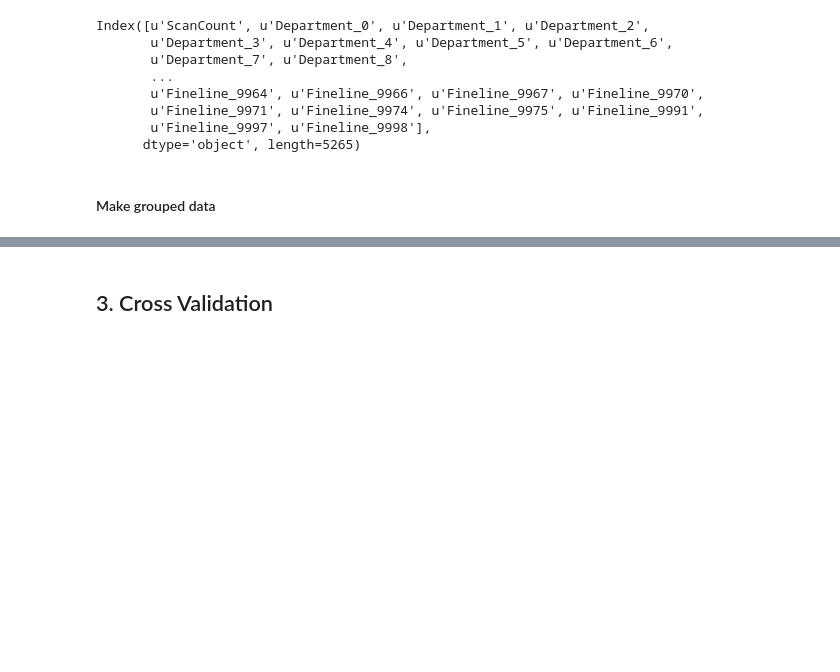
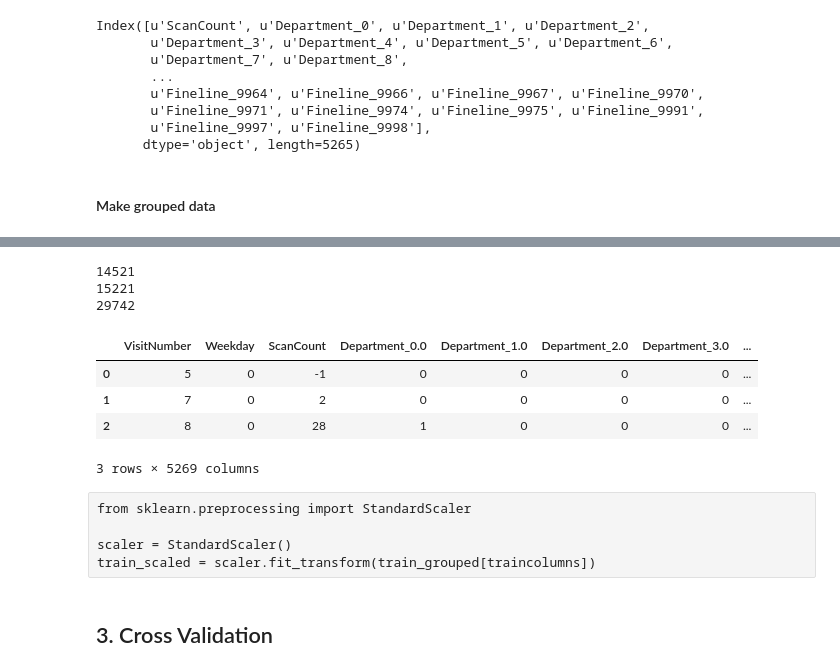
Before and after one commit to sergeyshilin/kaggle, a Jupyter notebook: walmart/Walmart.ipynb, the cells around one changed output, grey strips where cells are left out. Drawn from its saved outputs; the diff is of its cells as text; code cells hidden in the pictures; blank space fills up the shorter version.

Commit message:
make groups line by line

```diff
--- a/walmart/Walmart.ipynb
+++ b/walmart/Walmart.ipynb
@@ -159,0 +155,9 @@ Wall time: 41.7 s
+# %%
+%%time
+# tr_g_1 = build_grouped(tr_b_1).to_sparse()
+# tr_g_2 = build_grouped(tr_b_2).to_sparse()
+# tr_g_3 = build_grouped(tr_b_3).to_sparse()
+# tr_g_4 = build_grouped(tr_b_4).to_sparse()
+tr_g_5 = build_grouped(tr_b_5).to_sparse()
+# tr_g_6 = build_grouped(tr_b_6).to_sparse()
+# tr_g_7 = build_grouped(tr_b_7).to_sparse()
@@ -159,0 +172,25 @@ Wall time: 41.7 s
+# %%
+print len(tr_g_1)
+print len(tr_g_2)
+print len(result)
+# %% [output]
+14521
+15221
+29742
+# %%
+%%time
+train_grouped = pd.concat([tr_g_1, tr_g_2, tr_g_3, tr_g_4, tr_g_5, tr_g_6, tr_g_7])
+# %%
+train_triptype = train_builded[['TripType', 'VisitNumber', 'ScanCount']]
+train_triptype = train_triptype.groupby(['VisitNumber', 'TripType']).sum().reset_index()
+train_triptype = train_triptype['TripType']
+# %%
+train_grouped['TripType'] = train_triptype
+# %%
+train_grouped[tra][:3]
+# %% [output]
+|  | VisitNumber | Weekday | ScanCount | Department_0.0 | Department_1.0 | Department_2.0 | Department_3.0 | ... |
+| 0 | 5 | 0 | -1 | 0 | 0 | 0 | 0 | ... |
+| 1 | 7 | 0 | 2 | 0 | 0 | 0 | 0 | ... |
+| 2 | 8 | 0 | 28 | 1 | 0 | 0 | 0 | ... |
+3 rows × 5269 columns
@@ -160,3 +203,8 @@ Wall time: 41.7 s
+# %% [raw]
+from sklearn.preprocessing import StandardScaler
+
+scaler = StandardScaler()
+train_scaled = scaler.fit_transform(train_grouped[traincolumns])
 # %% [markdown]
 ## 3. Cross Validation
 # %%
```
Also changed, not shown: parts of 14 cells of this notebook, 3 other files.
